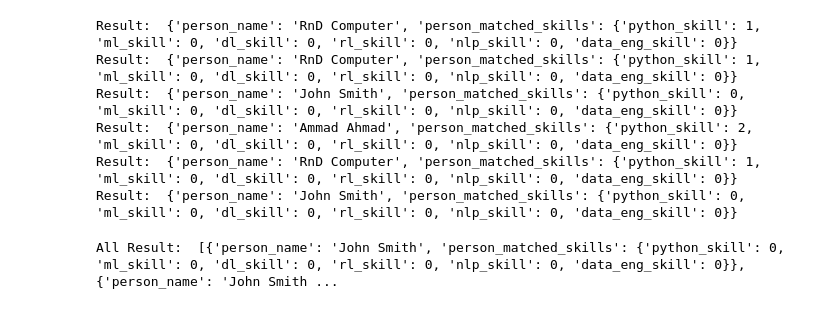
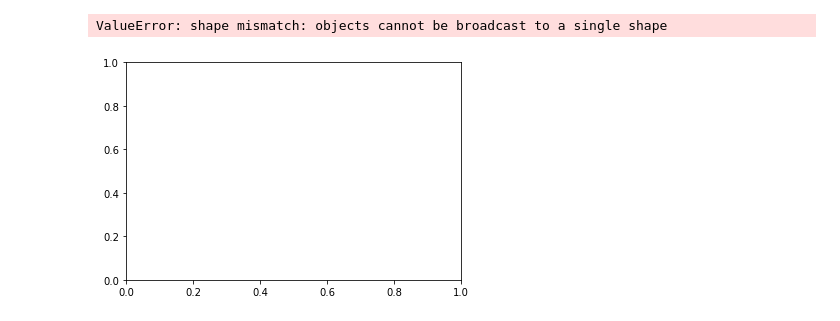
Before and after one commit to talha915/BIG-DATA-Training, a Jupyter notebook: Data Science/CV descript/Untitled.ipynb, the cells around one changed output. Saved outputs shown, nothing was run; the diff lists cells and outputs as text; code cells hidden in the pictures.

```diff
--- a/Data Science/CV descript/Untitled.ipynb
+++ b/Data Science/CV descript/Untitled.ipynb
@@ -148,23 +102,27 @@ for data in skills_data:
         rl_count = 0
         nlp_count = 0
         data_eng_count = 0
-        print("Result: ", result)
-#             print("-----------------------------------------------")
-#             print("Name: ", person_name)
-#             print("Python Skills: ", python_count)
-#             print("Machine Learning Skills: ", ml_count)
-#             print("Deep Learning Skills: ", dl_count)
-#             print("R Language Skills: ", rl_count)
-#             print("Natural Language Processing: ", nlp_count)
-#             print("Data Engineering: ", data_eng_count)
+        result = result.copy()
+        all_results.append(result)
-# %% [output]
-Result:  {'person_name': 'RnD Computer', 'person_matched_skills': {'python_skill': 1, 'ml_skill': 0, 'dl_skill': 0, 'rl_skill': 0, 'nlp_skill': 0, 'data_eng_skill': 0}}
-Result:  {'person_name': 'RnD Computer', 'person_matched_skills': {'python_skill': 1, 'ml_skill': 0, 'dl_skill': 0, 'rl_skill': 0, 'nlp_skill': 0, 'data_eng_skill': 0}}
-Result:  {'person_name': 'John Smith', 'person_matched_skills': {'python_skill': 0, 'ml_skill': 0, 'dl_skill': 0, 'rl_skill': 0, 'nlp_skill': 0, 'data_eng_skill': 0}}
-Result:  {'person_name': 'Ammad Ahmad', 'person_matched_skills': {'python_skill': 2, 'ml_skill': 0, 'dl_skill': 0, 'rl_skill': 0, 'nlp_skill': 0, 'data_eng_skill': 0}}
-Result:  {'person_name': 'RnD Computer', 'person_matched_skills': {'python_skill': 1, 'ml_skill': 0, 'dl_skill': 0, 'rl_skill': 0, 'nlp_skill': 0, 'data_eng_skill': 0}}
-Result:  {'person_name': 'John Smith', 'person_matched_skills': {'python_skill': 0, 'ml_skill': 0, 'dl_skill': 0, 'rl_skill': 0, 'nlp_skill': 0, 'data_eng_skill': 0}}
-# %%
-print("All Result: ", all_results)
-# %% [output]
-All Result:  [{'person_name': 'John Smith', 'person_matched_skills': {'python_skill': 0, 'ml_skill': 0, 'dl_skill': 0, 'rl_skill': 0, 'nlp_skill': 0, 'data_eng_skill': 0}}, {'person_name': 'John Smith ...
+# %%
+import numpy as np
+
+# create data
+x = np.arange(25)
+y1 = python_data
+y2 = ml_data
+y3 = dl_data
+width = 0.2
+
+# plot data in grouped manner of bar type
+plt.bar(x-0.2, y1, width, color='cyan')
+plt.bar(x, y2, width, color='orange')
+plt.bar(x+0.2, y3, width, color='green')
+plt.xticks(x, person_name)
+plt.xlabel("Person")
+plt.ylabel("Scores")
+plt.legend(["Python", "Machine Learning Score", "Deep Learning Score"])
+plt.show()
+# %% [output]
+ValueError: shape mismatch: objects cannot be broadcast to a single shape
+[figure, added]
```
Also changed, not shown: parts of 12 cells of this notebook, 6 other files.
